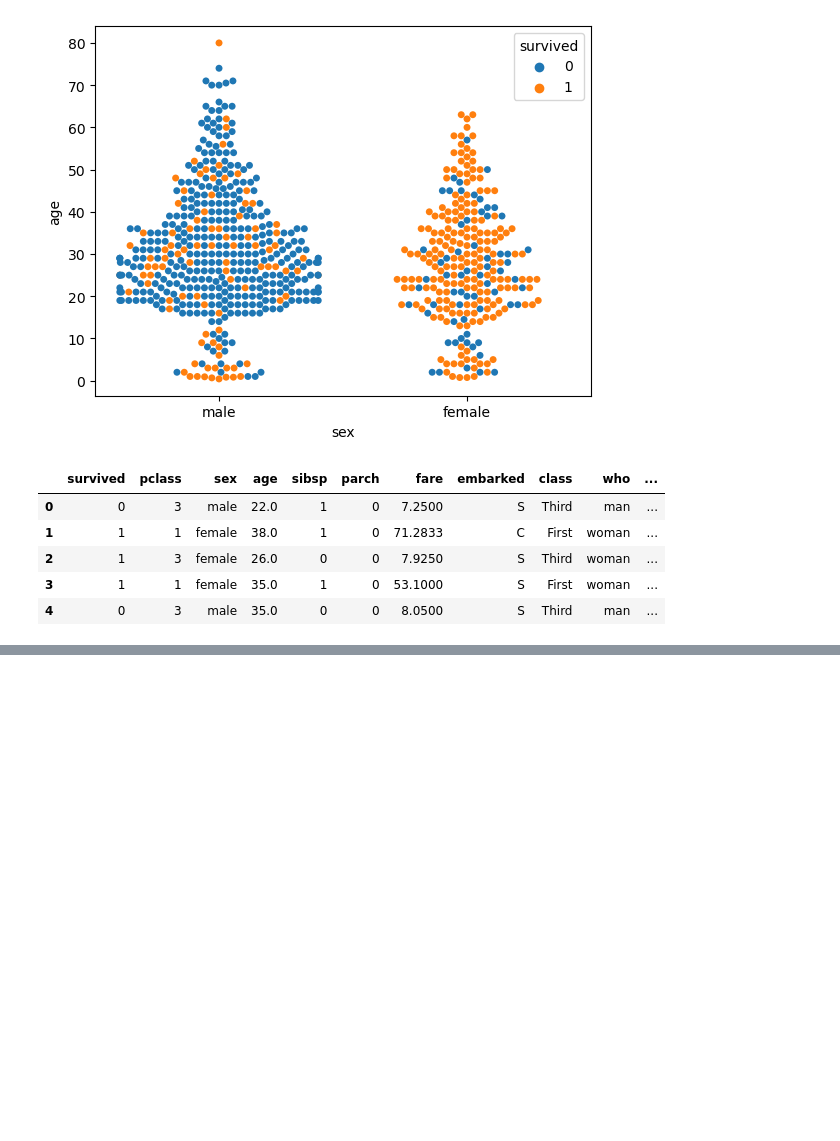
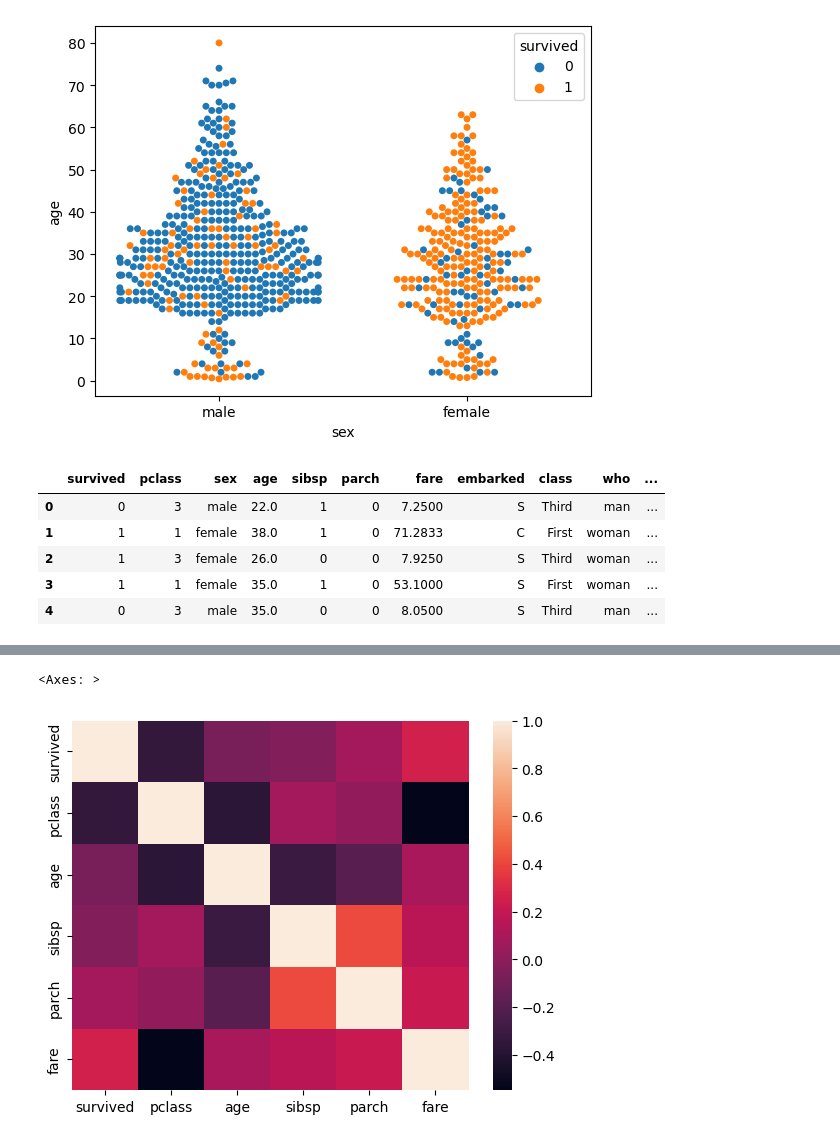
Before and after one commit to mohan-11/DSBDA-b1-13212, a Jupyter notebook: prac8dsbda.ipynb, the cells around one changed output, grey strips where cells are left out. Saved outputs shown, nothing was run; the diff lists cells and outputs as text; code cells hidden in the pictures; blank space fills up the shorter version.

```diff
--- a/prac8dsbda.ipynb
+++ b/prac8dsbda.ipynb
@@ -228,3 +239,8 @@ df1.head()
 | 2 | 1 | 3 | female | 26.0 | 0 | 0 | 7.9250 | S | Third | woman | ... |
 | 3 | 1 | 1 | female | 35.0 | 1 | 0 | 53.1000 | S | First | woman | ... |
 | 4 | 0 | 3 | male | 35.0 | 0 | 0 | 8.0500 | S | Third | man | ... |
+# %%
+numerical_df = df1.select_dtypes(include=['number'])
+# %%
+corr = numerical_df.corr()
+corr
@@ -230,0 +255,5 @@ df1.head()
+# %%
+sns.heatmap(corr)
+# %% [output]
+<Axes: >
+[figure, added]
```
Also changed, not shown: parts of 10 cells of this notebook, 3 other files.
